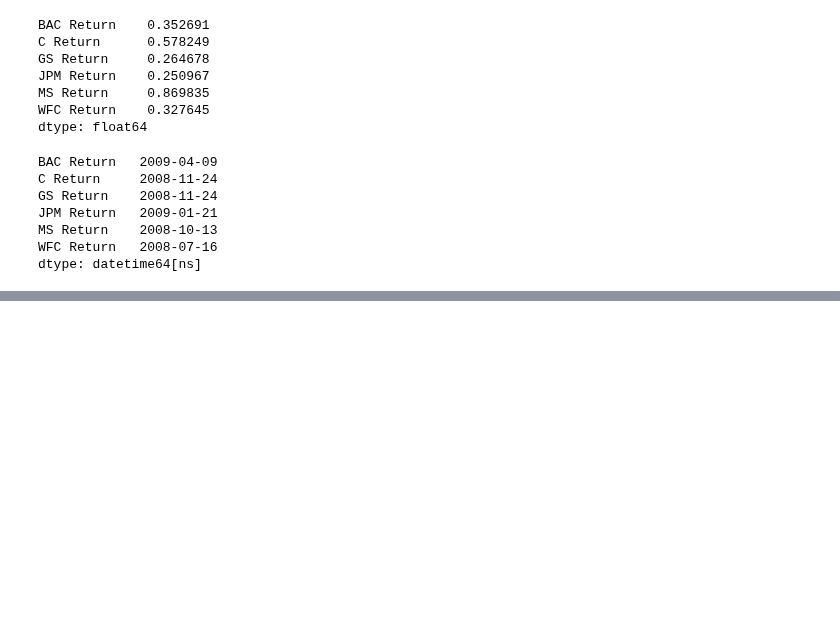
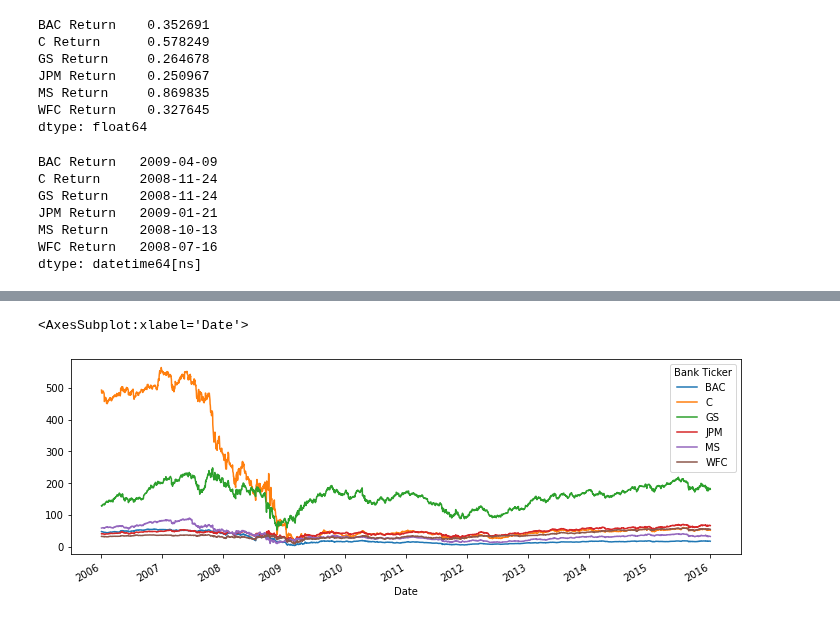
Before and after one commit to mxagar/tool_guides, a Jupyter notebook: python/data_science/FinanceAnalysis_Capstone.ipynb, the cells around one changed output, grey strips where cells are left out. Cells and saved outputs as stored; diff of their text form; code cells hidden in the pictures; blank space fills up the shorter version.

```diff
--- a/python/data_science/FinanceAnalysis_Capstone.ipynb
+++ b/python/data_science/FinanceAnalysis_Capstone.ipynb
@@ -205,0 +286,7 @@ dtype: datetime64[ns]
+# %%
+# Time Series for Close prices: all banks/tickers
+# Here, we do it with cross-section: xs()
+bank_stocks.xs(key='Close',axis=1,level='Stock Info').plot(figsize=(12,4))
+# %% [output]
+<AxesSubplot:xlabel='Date'>
+[figure, added]
```
Also changed, not shown: parts of 14 cells of this notebook.
